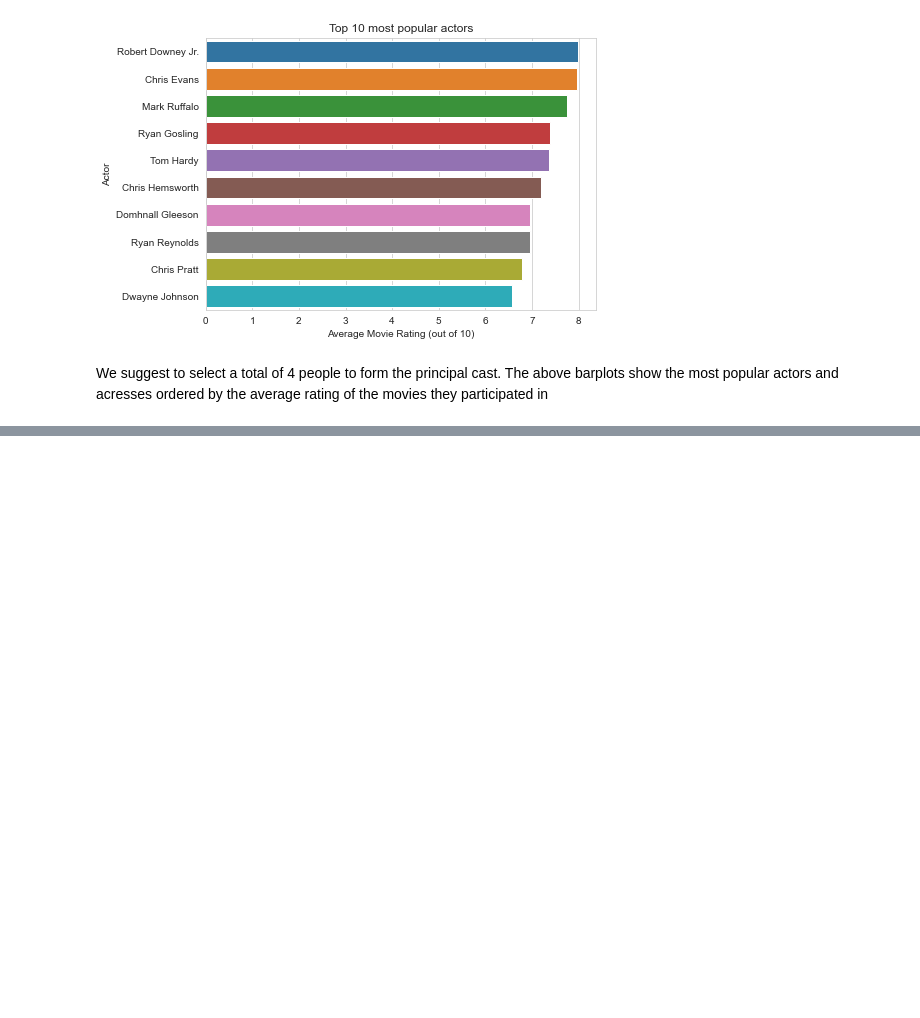
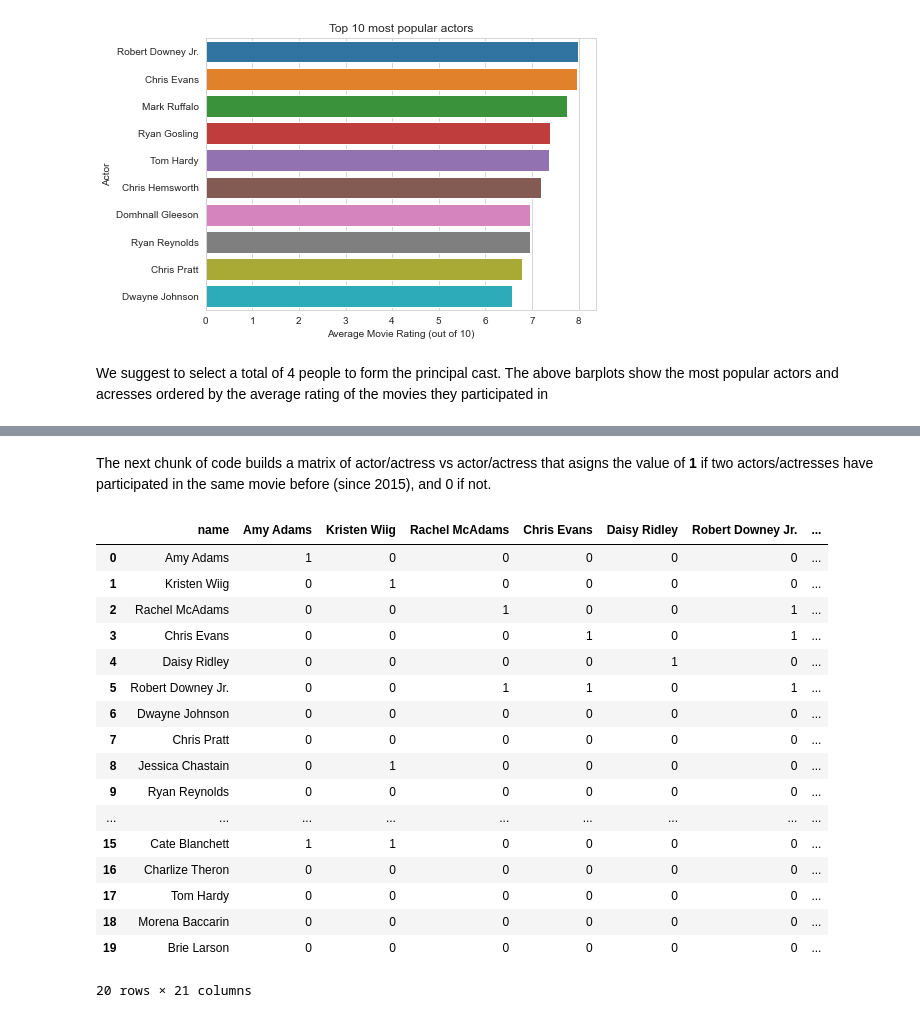
Before and after one commit to jwargodeloitte/intensive-final-project, a Jupyter notebook: Analysis_Josue.ipynb, the cells around one changed output, grey strips where cells are left out. Saved outputs shown, nothing was run; the diff lists cells and outputs as text; code cells hidden in the pictures; blank space fills up the shorter version.

Commit message:
Update Analysis_Josue.ipynb
Added matrix of relation between actors/actresses

```diff
--- a/Analysis_Josue.ipynb
+++ b/Analysis_Josue.ipynb
@@ -128,0 +203,39 @@ The above barplots show the most popular actors and acresses ordered by the aver
+# %% [markdown]
+The next chunk of code builds a matrix of actor/actress vs actor/actress that asigns the value of **1** if two actors/actresses have participated in the same movie before (since 2015), and 0 if not.
+# %%
+#
+act_dict = {'name':list(recomendations.primary_name.unique())}
+for act in act_dict['name']:
+    act_dict[act] = []
+    person_column_movies = list(recomendations[recomendations.primary_name == act].movie_id.unique())
+    for act_match in list(recomendations.primary_name.unique()):
+        movies_match_cnt = 0
+        for movie in list(recomendations[recomendations.primary_name == act_match].movie_id.unique()):
+            if movie in person_column_movies:
+                movies_match_cnt += 1
+
+        if movies_match_cnt > 0:
+            act_dict[act].append(1)
+        else :
+            act_dict[act].append(0)
+# %%
+pd.DataFrame.from_dict(act_dict)
+# %% [output]
+|  | name | Amy Adams | Kristen Wiig | Rachel McAdams | Chris Evans | Daisy Ridley | Robert Downey Jr. | ... |
+| 0 | Amy Adams | 1 | 0 | 0 | 0 | 0 | 0 | ... |
+| 1 | Kristen Wiig | 0 | 1 | 0 | 0 | 0 | 0 | ... |
+| 2 | Rachel McAdams | 0 | 0 | 1 | 0 | 0 | 1 | ... |
+| 3 | Chris Evans | 0 | 0 | 0 | 1 | 0 | 1 | ... |
+| 4 | Daisy Ridley | 0 | 0 | 0 | 0 | 1 | 0 | ... |
+| 5 | Robert Downey Jr. | 0 | 0 | 1 | 1 | 0 | 1 | ... |
+| 6 | Dwayne Johnson | 0 | 0 | 0 | 0 | 0 | 0 | ... |
+| 7 | Chris Pratt | 0 | 0 | 0 | 0 | 0 | 0 | ... |
+| 8 | Jessica Chastain | 0 | 1 | 0 | 0 | 0 | 0 | ... |
+| 9 | Ryan Reynolds | 0 | 0 | 0 | 0 | 0 | 0 | ... |
+| ... | ... | ... | ... | ... | ... | ... | ... | ... |
+| 15 | Cate Blanchett | 1 | 1 | 0 | 0 | 0 | 0 | ... |
+| 16 | Charlize Theron | 0 | 0 | 0 | 0 | 0 | 0 | ... |
+| 17 | Tom Hardy | 0 | 0 | 0 | 0 | 0 | 0 | ... |
+| 18 | Morena Baccarin | 0 | 0 | 0 | 0 | 0 | 0 | ... |
+| 19 | Brie Larson | 0 | 0 | 0 | 0 | 0 | 0 | ... |
+20 rows × 21 columns
```
Also changed, not shown: parts of 7 cells of this notebook.
